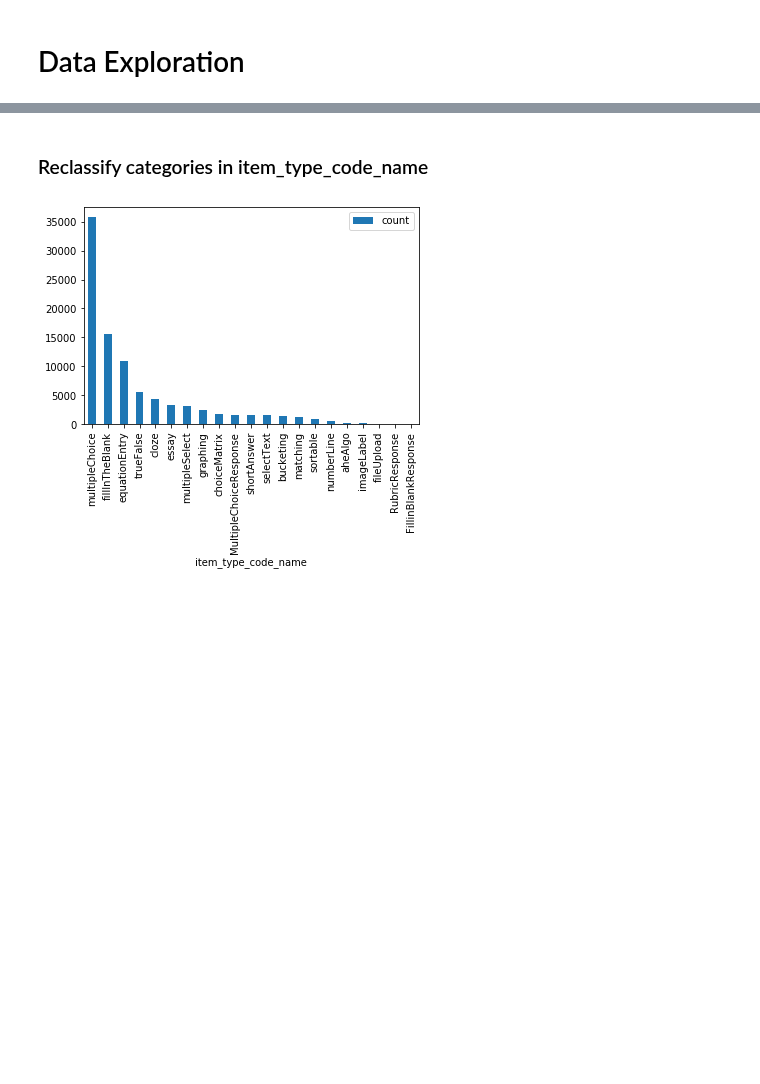
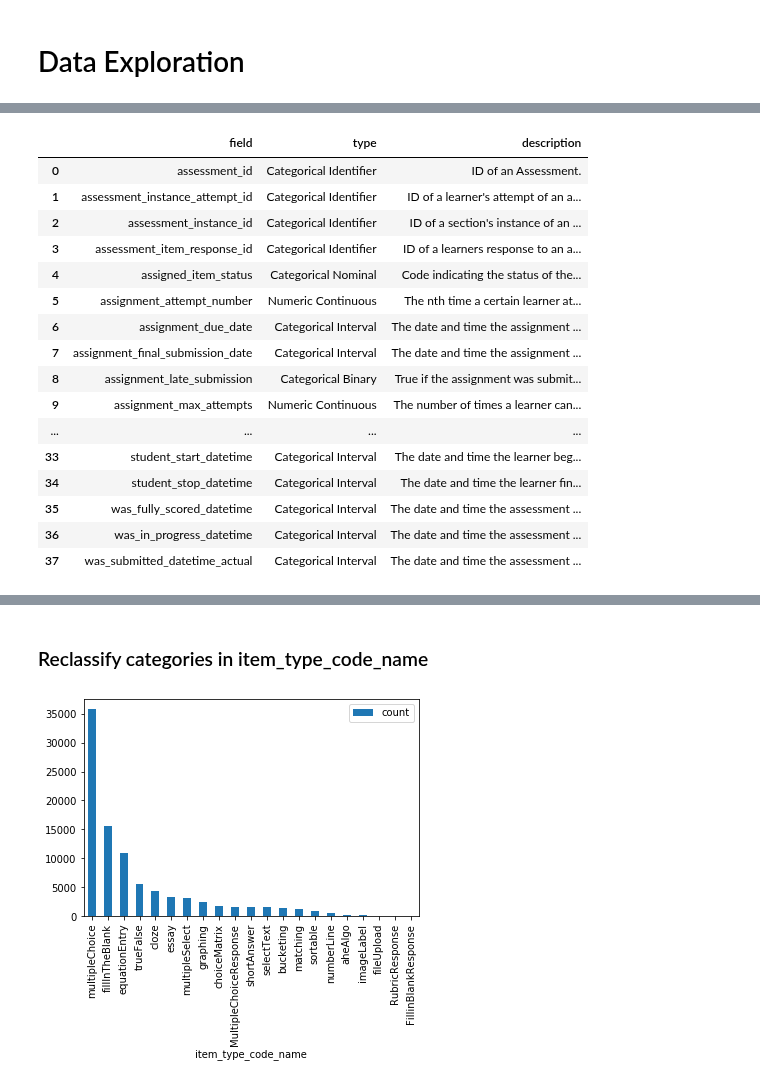
Before and after one commit to dlhinkley/c772-capstone-project, a Jupyter notebook: spark/C772CapstoneProject.ipynb, the cells around one changed output, grey strips where cells are left out. Saved outputs shown, nothing was run; the diff lists cells and outputs as text; code cells hidden in the pictures; blank space fills up the shorter version.

```diff
--- a/spark/C772CapstoneProject.ipynb
+++ b/spark/C772CapstoneProject.ipynb
@@ -25,6 +25,30 @@ file = "file://" + SparkFiles.get("descriptions.csv")
 dfDesc = spark.read.format('com.databricks.spark.csv').options(header='true', inferschema='true').load(file)
 # %% [output]
 [interactive output not drawn]
+# %%
+import pandas as pd
+
+pd.set_option('display.max_colwidth', None)
+dfPanda = dfDesc.toPandas()
+dfPanda
+# %% [output]
+|  | field | type | description |
+| 0 | assessment_id | Categorical Identifier | ID of an Assessment. |
+| 1 | assessment_instance_attempt_id | Categorical Identifier | ID of a learner's attempt of an a... |
+| 2 | assessment_instance_id | Categorical Identifier | ID of a section's instance of an ... |
+| 3 | assessment_item_response_id | Categorical Identifier | ID of a learners response to an a... |
+| 4 | assigned_item_status | Categorical Nominal | Code indicating the status of the... |
+| 5 | assignment_attempt_number | Numeric Continuous | The nth time a certain learner at... |
+| 6 | assignment_due_date | Categorical Interval | The date and time the assignment ... |
+| 7 | assignment_final_submission_date | Categorical Interval | The date and time the assignment ... |
+| 8 | assignment_late_submission | Categorical Binary | True if the assignment was submit... |
+| 9 | assignment_max_attempts | Numeric Continuous | The number of times a learner can... |
+| ... | ... | ... | ... |
+| 33 | student_start_datetime | Categorical Interval | The date and time the learner beg... |
+| 34 | student_stop_datetime | Categorical Interval | The date and time the learner fin... |
+| 35 | was_fully_scored_datetime | Categorical Interval | The date and time the assessment ... |
+| 36 | was_in_progress_datetime | Categorical Interval | The date and time the assessment ... |
+| 37 | was_submitted_datetime_actual | Categorical Interval | The date and time the assessment ... |
 # %%
 from pyspark.sql.functions import col
 
```
Also changed, not shown: parts of 3 cells of this notebook, 3 other files.
